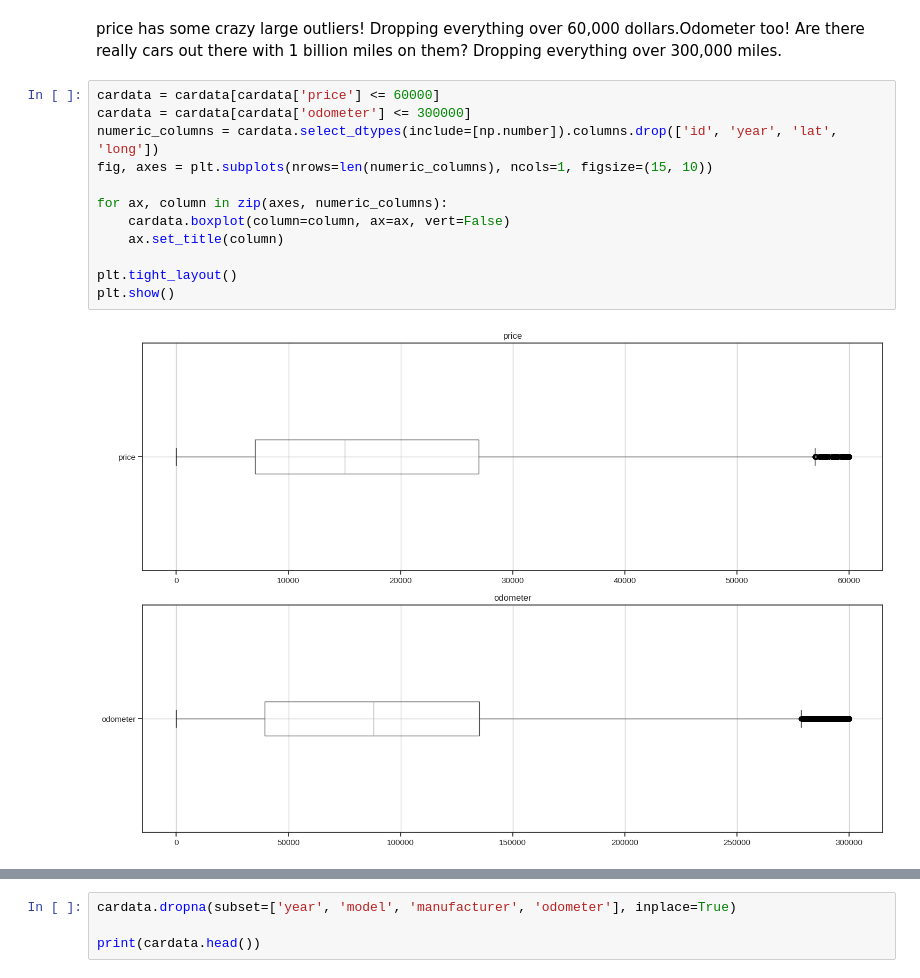
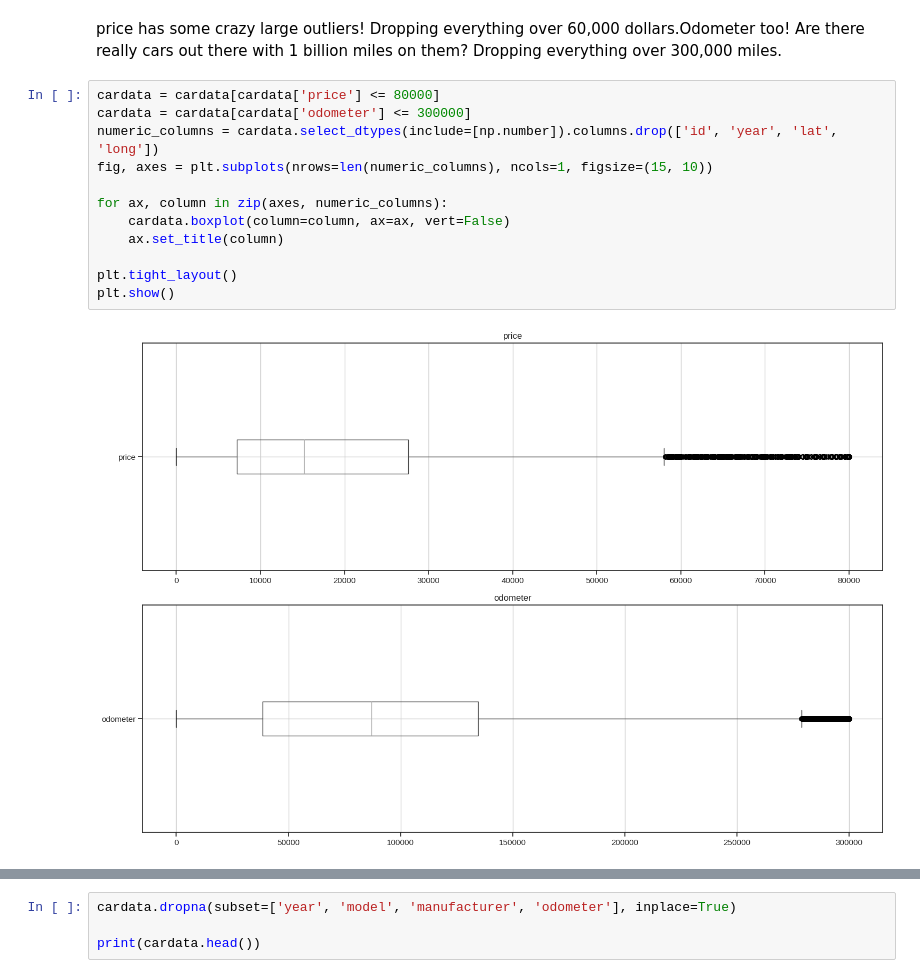
Before and after one commit to drpafowler/applied-ml-philip, a Jupyter notebook: car_price_prediction.ipynb, the cells around one changed output, grey strips where cells are left out. Cells and saved outputs as stored; diff of their text form.

```diff
--- a/car_price_prediction.ipynb
+++ b/car_price_prediction.ipynb
@@ -143,19 +143,19 @@ plt.show()
 # %% [markdown]
 price has some crazy large outliers!  Dropping everything over 60,000 dollars.Odometer too!  Are there really cars out there with 1 billion miles on them?  Dropping everything over 300,000 miles.
 # %%
-cardata = cardata[cardata['price'] <= 60000]
+cardata = cardata[cardata['price'] <= 80000]
 cardata = cardata[cardata['odometer'] <= 300000]
 numeric_columns = cardata.select_dtypes(include=[np.number]).columns.drop(['id', 'year', 'lat', 'long'])
 fig, axes = plt.subplots(nrows=len(numeric_columns), ncols=1, figsize=(15, 10))
 
 for ax, column in zip(axes, numeric_columns):
     cardata.boxplot(column=column, ax=ax, vert=False)
     ax.set_title(column)
 
 plt.tight_layout()
 plt.show()
 # %% [output]
-[figure, old version]
+[figure, new version]
 # %%
 plt.figure(figsize=(10, 6))
 sns.histplot(cardata['price'], bins=50, kde=True)
```
Also changed, not shown: parts of 11 cells of this notebook.
